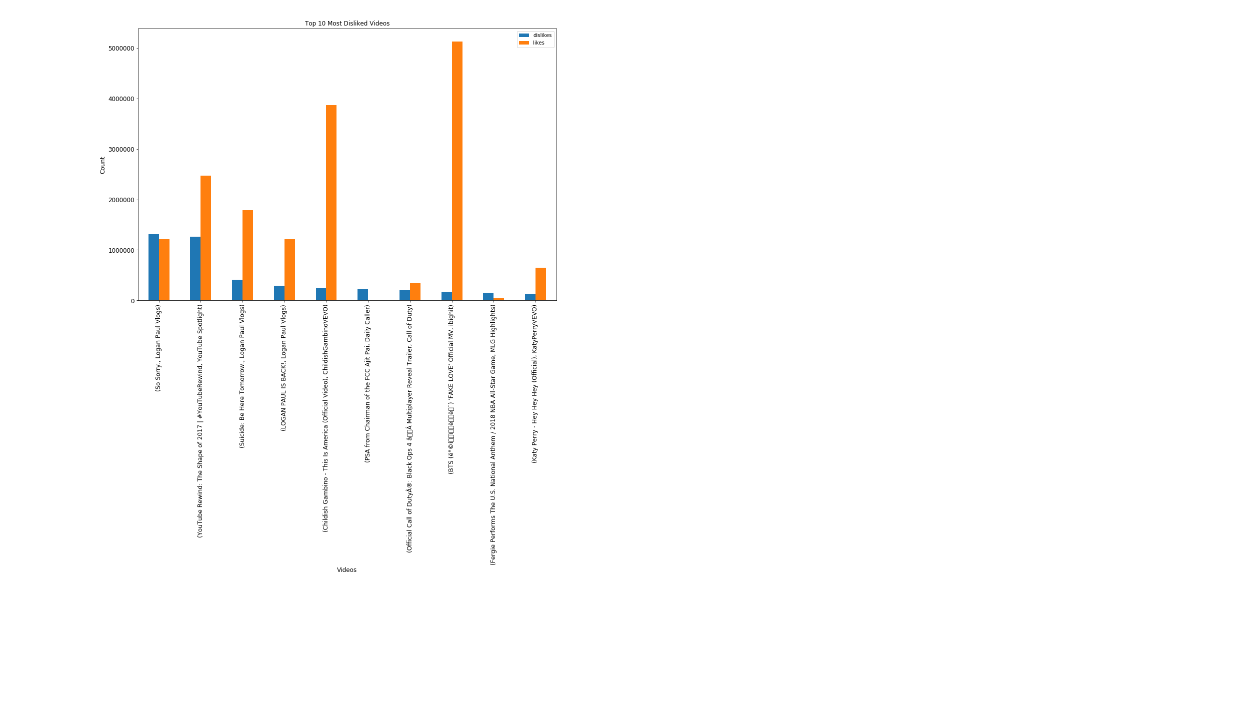
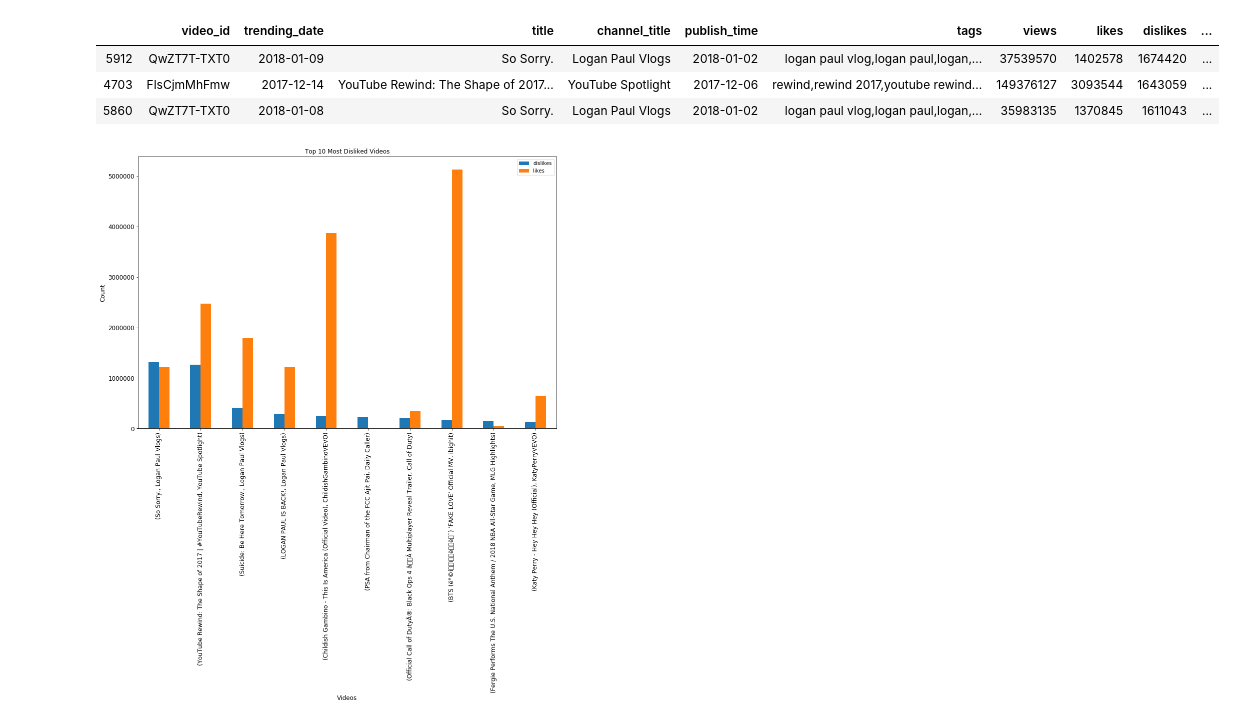
Before and after one commit to srivasis/MA384, a Jupyter notebook: Most_Disliked.ipynb, the cells around one changed output. Cells and saved outputs as stored; diff of their text form; code cells hidden in the pictures; blank space fills up the shorter version.

```diff
--- a/Most_Disliked.ipynb
+++ b/Most_Disliked.ipynb
@@ -12,6 +12,12 @@ df = clean.cleanData('../Data/Youtube/USvideos.csv', '../Data/Youtube/US_categor
 df = df.drop_duplicates()
 # %%
 df = df.sort_values(by='dislikes', ascending = False)
+df.head(3)
+# %% [output]
+|  | video_id | trending_date | title | channel_title | publish_time | tags | views | likes | dislikes | ... |
+| 5912 | QwZT7T-TXT0 | 2018-01-09 | So Sorry. | Logan Paul Vlogs | 2018-01-02 | logan paul vlog,logan paul,logan,... | 37539570 | 1402578 | 1674420 | ... |
+| 4703 | FlsCjmMhFmw | 2017-12-14 | YouTube Rewind: The Shape of 2017... | YouTube Spotlight | 2017-12-06 | rewind,rewind 2017,youtube rewind... | 149376127 | 3093544 | 1643059 | ... |
+| 5860 | QwZT7T-TXT0 | 2018-01-08 | So Sorry. | Logan Paul Vlogs | 2018-01-02 | logan paul vlog,logan paul,logan,... | 35983135 | 1370845 | 1611043 | ... |
 # %%
 p = pd.pivot_table(df, values=['dislikes','likes'], index=['title','channel_title'])
 p = p.sort_values(by='dislikes', ascending = False)
```
Also changed, not shown: parts of 4 cells of this notebook, 1 other file.
